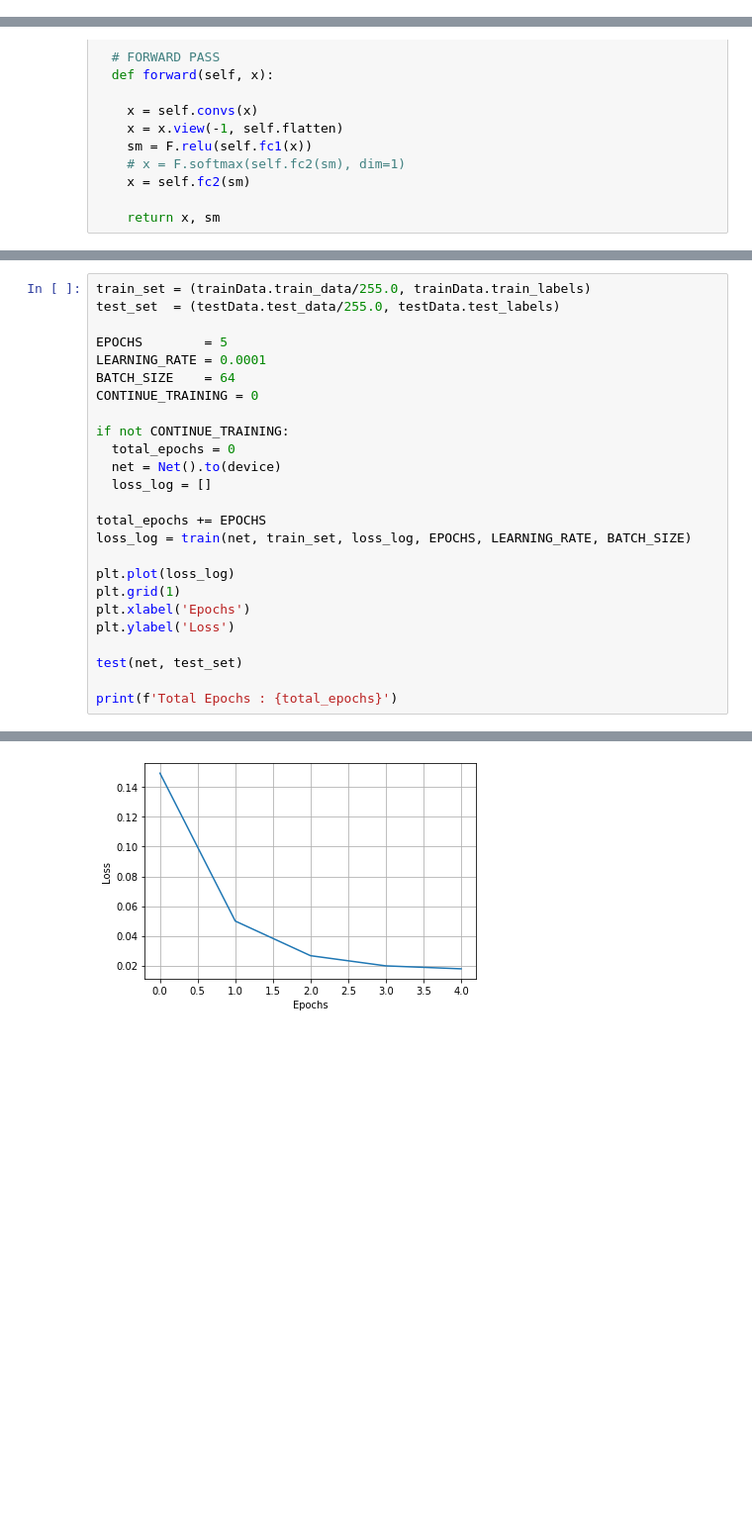
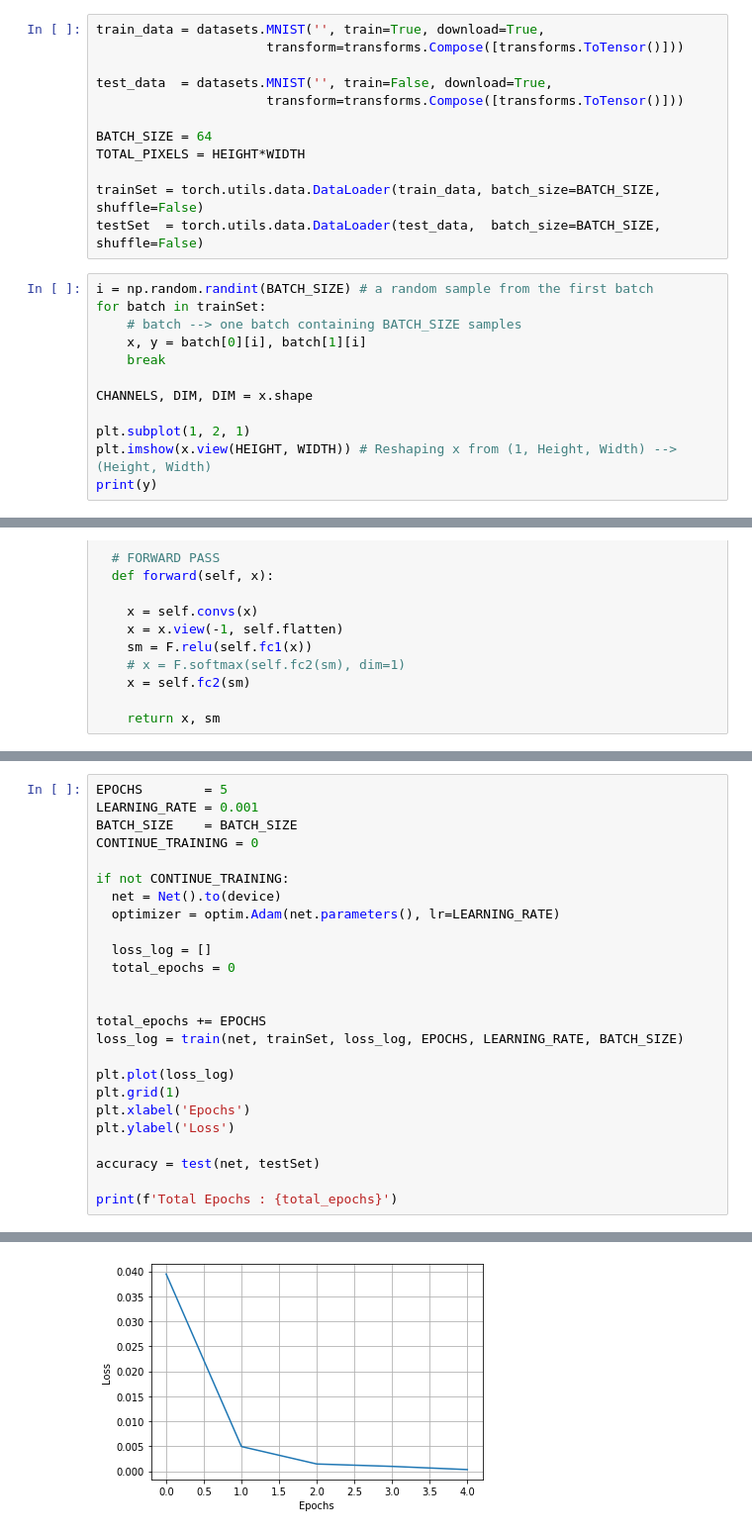
Before and after one commit to ParthikB/siamese, a Jupyter notebook: siamese.ipynb, the cells around one changed output, grey strips where cells are left out. Shown: that part at 99% size. Cells and saved outputs as stored; diff of their text form; blank space fills up the shorter version.

```diff
--- a/siamese.ipynb
+++ b/siamese.ipynb
@@ -54,0 +26,24 @@ Dimensions : torch.Size([28, 28])
+# %%
+train_data = datasets.MNIST('', train=True, download=True,
+                      transform=transforms.Compose([transforms.ToTensor()]))
+
+test_data  = datasets.MNIST('', train=False, download=True,
+                      transform=transforms.Compose([transforms.ToTensor()]))
+
+BATCH_SIZE = 64
+TOTAL_PIXELS = HEIGHT*WIDTH
+
+trainSet = torch.utils.data.DataLoader(train_data, batch_size=BATCH_SIZE, shuffle=False)
+testSet  = torch.utils.data.DataLoader(test_data,  batch_size=BATCH_SIZE, shuffle=False)
+# %%
+i = np.random.randint(BATCH_SIZE) # a random sample from the first batch
+for batch in trainSet:
+    # batch --> one batch containing BATCH_SIZE samples
+    x, y = batch[0][i], batch[1][i]
+    break
+
+CHANNELS, DIM, DIM = x.shape
+
+plt.subplot(1, 2, 1)
+plt.imshow(x.view(HEIGHT, WIDTH)) # Reshaping x from (1, Height, Width) --> (Height, Width)
+print(y)
@@ -150,26 +158,26 @@ def test(net, test_set):
 # %%
-train_set = (trainData.train_data/255.0, trainData.train_labels)
-test_set  = (testData.test_data/255.0, testData.test_labels)
-
 EPOCHS        = 5
-LEARNING_RATE = 0.0001
-BATCH_SIZE    = 64
+LEARNING_RATE = 0.001
+BATCH_SIZE    = BATCH_SIZE
 CONTINUE_TRAINING = 0
 
 if not CONTINUE_TRAINING:
+  net = Net().to(device)
+  optimizer = optim.Adam(net.parameters(), lr=LEARNING_RATE)
+
+  loss_log = []
   total_epochs = 0
-  net = Net().to(device)
-  loss_log = []
+
 
 total_epochs += EPOCHS
-loss_log = train(net, train_set, loss_log, EPOCHS, LEARNING_RATE, BATCH_SIZE)
+loss_log = train(net, trainSet, loss_log, EPOCHS, LEARNING_RATE, BATCH_SIZE)
 
 plt.plot(loss_log)
 plt.grid(1)
 plt.xlabel('Epochs')
 plt.ylabel('Loss')
 
-test(net, test_set)
+accuracy = test(net, testSet)
 
 print(f'Total Epochs : {total_epochs}')
 # %% [output]
@@ -187 +194 @@ Total Epochs : 5
-[figure, old version]
+[figure, new version]
```
Also changed, not shown: parts of 6 cells of this notebook.
